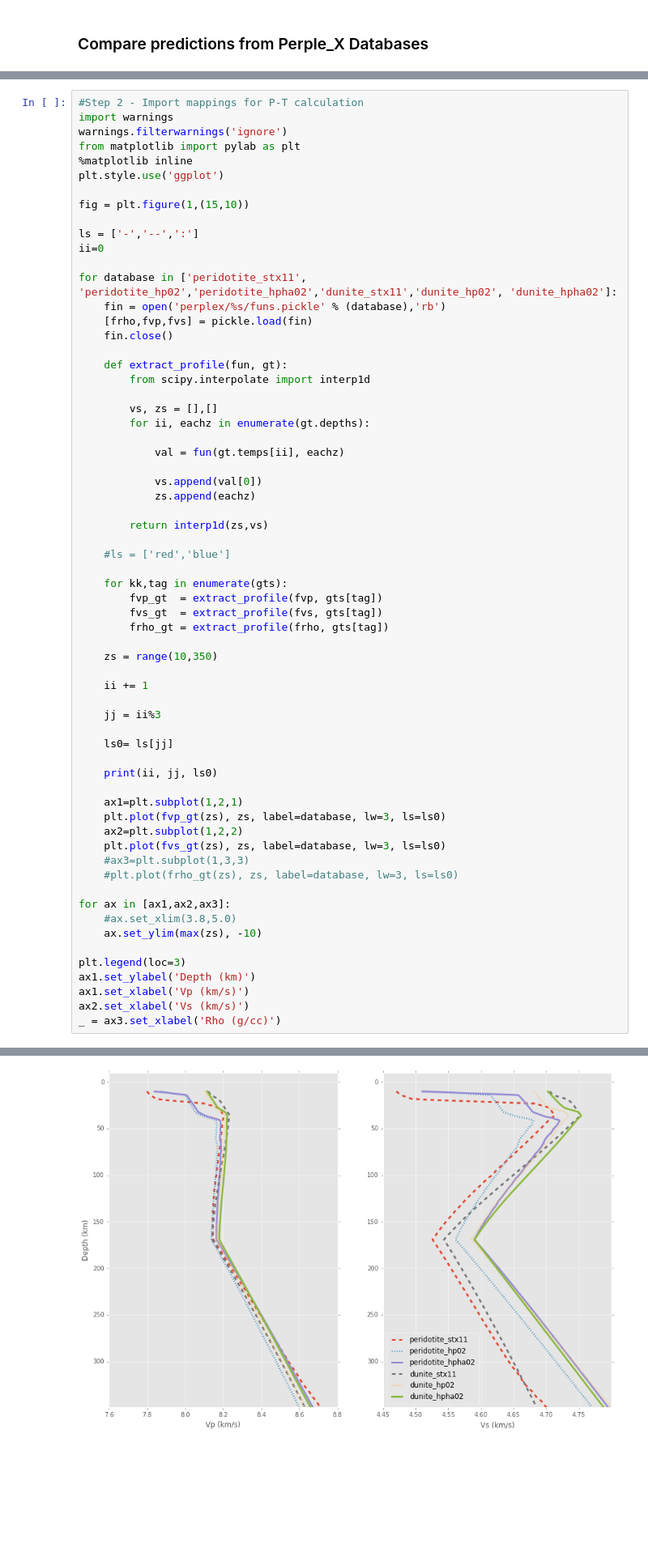
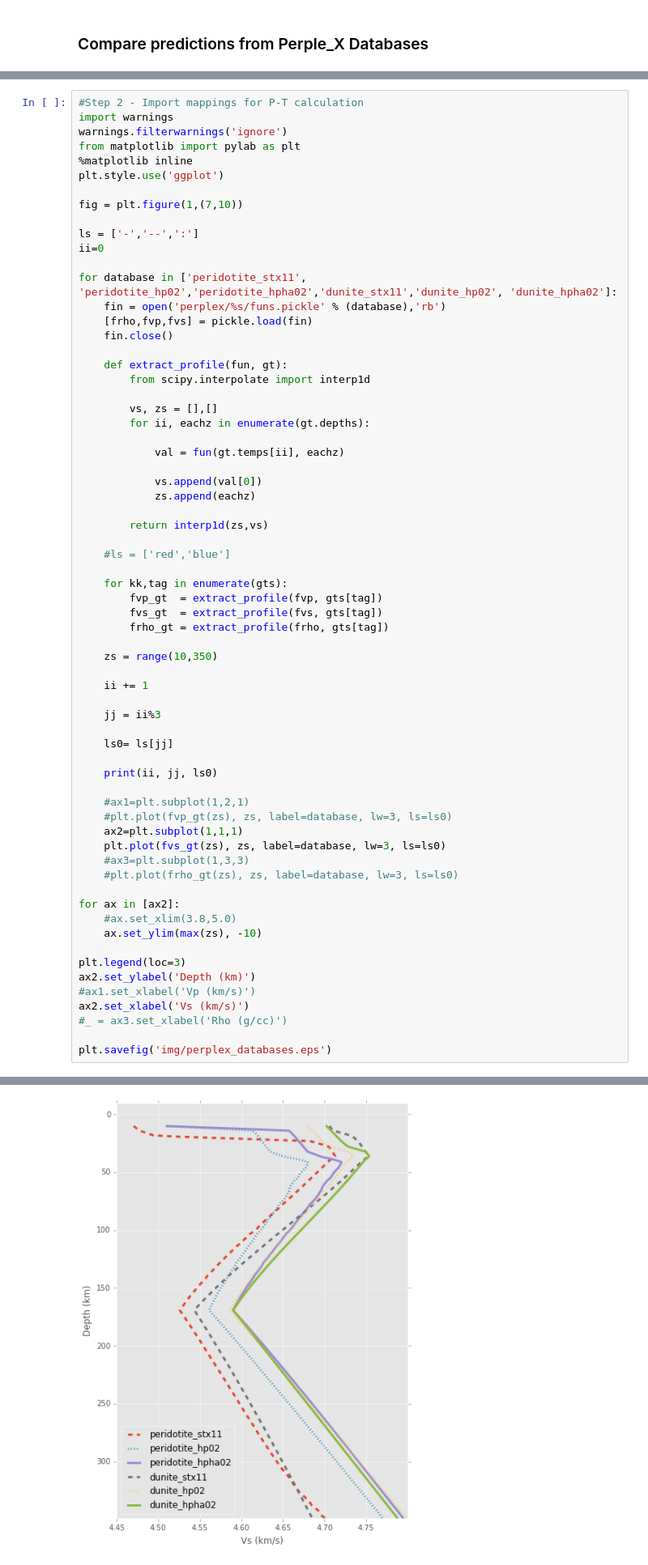
Before and after one commit to nmancinelli/ss-precursors, a Jupyter notebook: Comparing_Perplex_Databases.ipynb, the cells around one changed output, grey strips where cells are left out. Shown at 81% size. Saved outputs shown, nothing was run; the diff lists cells and outputs as text; blank space fills up the shorter version.

```diff
--- a/Comparing_Perplex_Databases.ipynb
+++ b/Comparing_Perplex_Databases.ipynb
@@ -21,7 +21,7 @@ from matplotlib import pylab as plt
 %matplotlib inline
 plt.style.use('ggplot')
 
-fig = plt.figure(1,(15,10))
+fig = plt.figure(1,(7,10))
 
 ls = ['-','--',':']
 ii=0
@@ -50,38 +50,40 @@ for database in ['peridotite_stx11', 'peridotite_hp02','peridotite_hpha02','duni
         fvp_gt  = extract_profile(fvp, gts[tag])
         fvs_gt  = extract_profile(fvs, gts[tag])
         frho_gt = extract_profile(frho, gts[tag])
 
     zs = range(10,350)
 
     ii += 1
 
     jj = ii%3
 
     ls0= ls[jj]
 
     print(ii, jj, ls0)
 
-    ax1=plt.subplot(1,2,1)
-    plt.plot(fvp_gt(zs), zs, label=database, lw=3, ls=ls0)
-    ax2=plt.subplot(1,2,2)
+    #ax1=plt.subplot(1,2,1)
+    #plt.plot(fvp_gt(zs), zs, label=database, lw=3, ls=ls0)
+    ax2=plt.subplot(1,1,1)
     plt.plot(fvs_gt(zs), zs, label=database, lw=3, ls=ls0)
     #ax3=plt.subplot(1,3,3)
     #plt.plot(frho_gt(zs), zs, label=database, lw=3, ls=ls0)
 
-for ax in [ax1,ax2,ax3]:
+for ax in [ax2]:
     #ax.set_xlim(3.8,5.0)
     ax.set_ylim(max(zs), -10)
 
 plt.legend(loc=3)
-ax1.set_ylabel('Depth (km)')
-ax1.set_xlabel('Vp (km/s)')
+ax2.set_ylabel('Depth (km)')
+#ax1.set_xlabel('Vp (km/s)')
 ax2.set_xlabel('Vs (km/s)')
-_ = ax3.set_xlabel('Rho (g/cc)')
+#_ = ax3.set_xlabel('Rho (g/cc)')
+
+plt.savefig('img/perplex_databases.eps')
 # %% [output]
 1 1 --
 2 2 :
 3 0 -
 4 1 --
 5 2 :
 6 0 -
-[figure, old version]
+[figure, new version]
```
Also changed, not shown: 9 other files.
